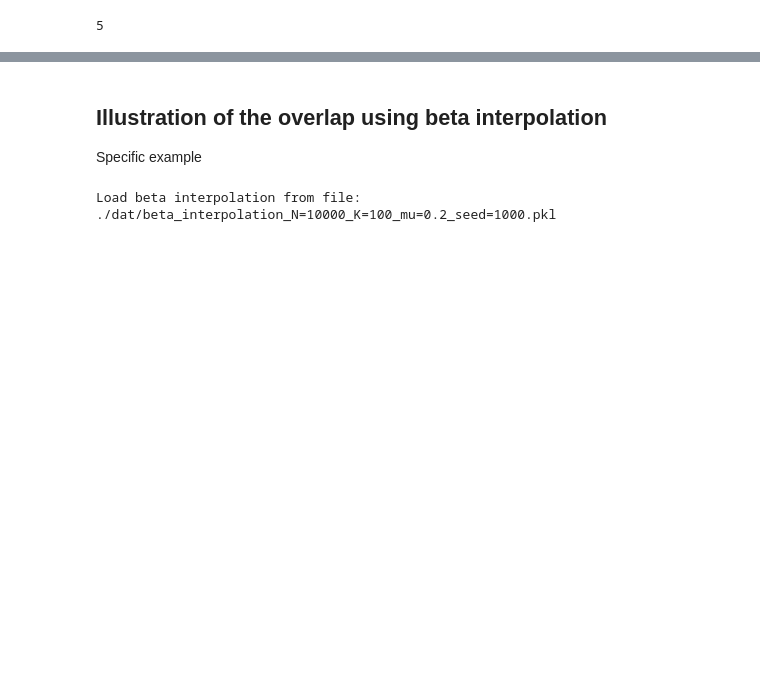
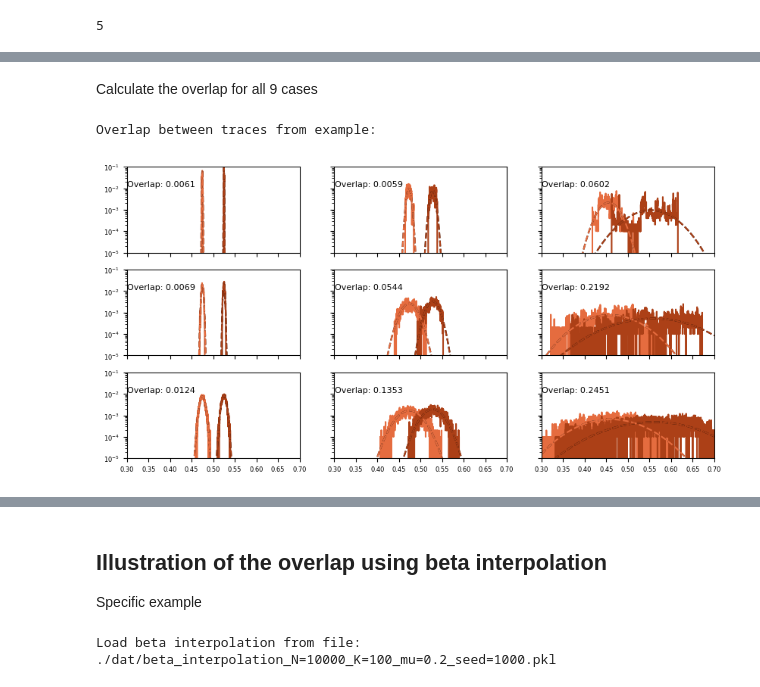
Before and after one commit to sahelazizpour/Finite-Observation-Dynamic-Range, a Jupyter notebook: 6_plot_problem.ipynb, the cells around one changed output, grey strips where cells are left out. Cells and saved outputs as stored; diff of their text form; code cells hidden in the pictures; blank space fills up the shorter version.

```diff
--- a/6_plot_problem.ipynb
+++ b/6_plot_problem.ipynb
@@ -194,0 +191,60 @@ fig.savefig("./figures/fig_problem_examples.pdf", **kwargs_figures)
+# %% [markdown]
+Calculate the overlap for all 9 cases
+# %%
+fig, ax = plt.subplots(len(lams), len(windows), figsize=(10,5), sharex=True, sharey=True)
+delta = 1/params['N']
+# support for the gaussian noise
+x_gauss = support_gauss(5 * params["sigma"], delta)
+# pmf of the gaussian noise (needs delta for normalization)
+pmf_gauss = stats.norm.pdf(x_gauss, 0, params["sigma"]) * delta
+x_beta = support_conv_pmf_gauss([0,1+delta], x_gauss)
+x_noise = support_conv_pmf_gauss([0,1], x_gauss)
+oy = len(windows)-1
+x_min=0.30
+x_max=0.70
+
+print("Overlap between traces from example:")
+for (i,lam) in enumerate(lams):
+    for (j,window) in enumerate(windows):
+        np.random.seed(1234) # ensure noise is the same for all examples
+        id_results = windows_results.index(window)
+
+        # get index of example for this lambda, window combination
+        idx = examples[(examples['lambda']==lam) & (examples['window']==window)].index[0]
+        # create noisy output by multiplying with uncorrelated Gaussian noise
+        trace = traces[idx]
+
+        # first trace
+        data = trace[:,0]
+        pmf_data = np.histogram(data, bins=x_beta, density=False)[0]/len(data)
+        ax[oy-j, i].plot(x_noise, pmf_data, color=color1)
+        #fit
+        a,b,loc,scale = fit_beta_distribution(data, delta)
+        pmf_beta_1 = np.diff(stats.beta.cdf(x_beta, a, b, loc=loc, scale=scale))
+        ax[oy-j, i].plot(x_noise, pmf_beta_1, color='black', linestyle='--')
+
+        # second trace
+        data = trace[:,1]
+        pmf_data = np.histogram(data, bins=x_beta, density=False)[0]/len(data)
+        ax[oy-j, i].plot(x_noise, pmf_data, color=color2)
+        #fit
+        a,b,loc,scale = fit_beta_distribution(data, delta)
+        pmf_beta_2 = np.diff(stats.beta.cdf(x_beta, a, b, loc=loc, scale=scale))
+        ax[oy-j, i].plot(x_noise, pmf_beta_2, color='black', linestyle='--')
+
+        # calculate overlap after convolution with gaussian
+        pmf_noise_1 = np.convolve(pmf_beta_1, pmf_gauss, mode="same")
+        pmf_noise_2 = np.convolve(pmf_beta_2, pmf_gauss, mode="same")
+        ax[oy-j, i].plot(x_noise, pmf_beta_1, color=color1, linestyle='--')
+        ax[oy-j, i].plot(x_noise, pmf_beta_2, color=color2, linestyle='--')
+
+        overlap = calc_overlap(pmf_noise_1, pmf_noise_2)
+        # print overlap in plot
+        ax[oy-j, i].text(0.2, 0.8, f"Overlap: {overlap:.4f}", horizontalalignment='center', verticalalignment='center', transform=ax[oy-j, i].transAxes)
+
+        ax[oy-j, i].set_xlim([a_min, a_max])
+        ax[oy-j, i].set_yscale('log')
+        ax[oy-j, i].set_ylim(bottom=1e-5, top=1e-1)
+# %% [output]
+Overlap between traces from example:
+[figure, added]
```
Also changed, not shown: parts of 9 cells of this notebook, 5 other files.
